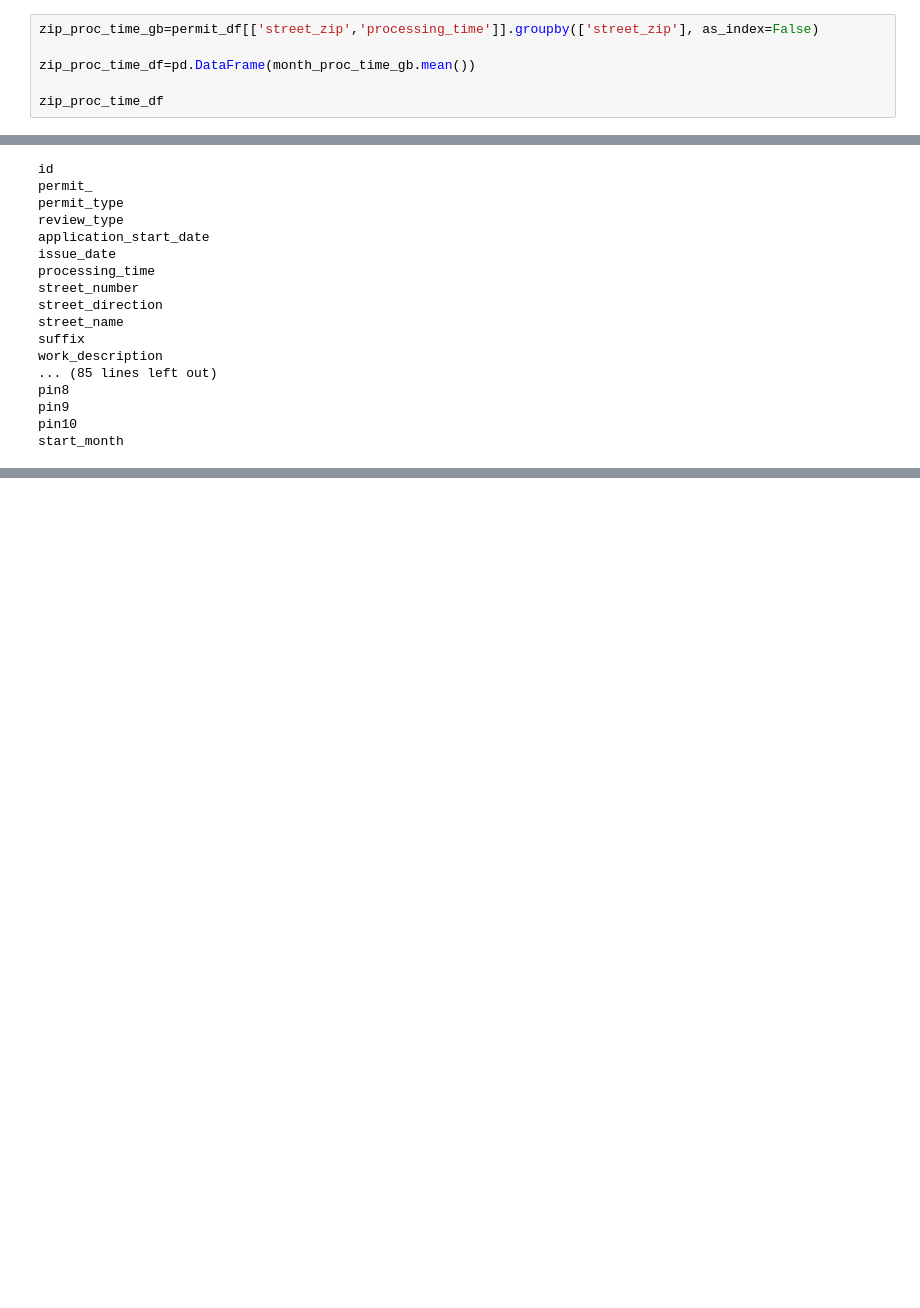
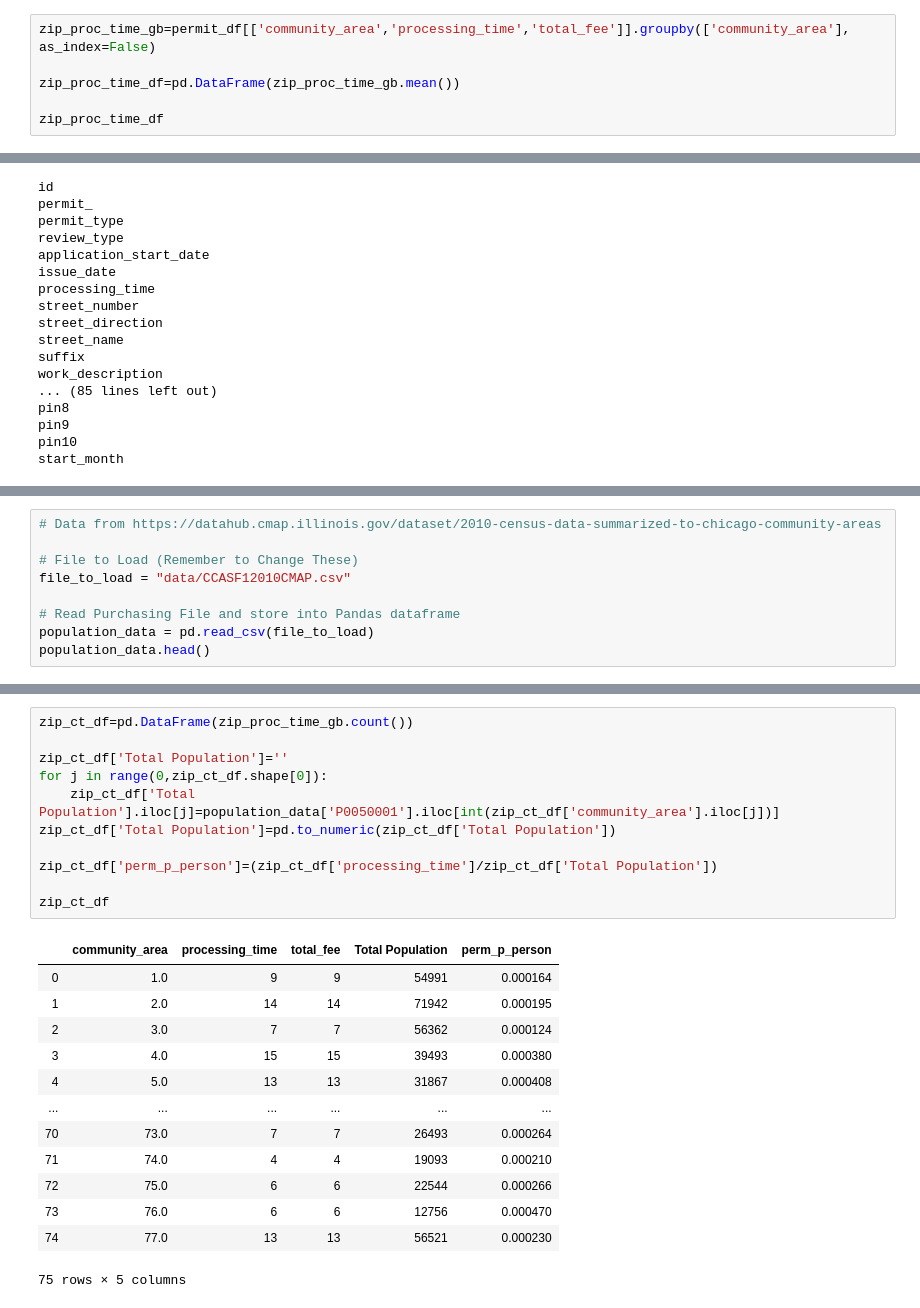
Before and after one commit to mahoneyjam/Project_1, a Jupyter notebook: herman_initial_pass.ipynb, the cells around one changed output, grey strips where cells are left out. Saved outputs shown, nothing was run; the diff lists cells and outputs as text; blank space fills up the shorter version.

```diff
--- a/herman_initial_pass.ipynb
+++ b/herman_initial_pass.ipynb
@@ -65,9 +88,9 @@ month_proc_time_df
 # %% [markdown]
 ## Second Objective: How does zip code affect length to approval?
 # %%
-zip_proc_time_gb=permit_df[['street_zip','processing_time']].groupby(['street_zip'], as_index=False)
+zip_proc_time_gb=permit_df[['community_area','processing_time','total_fee']].groupby(['community_area'], as_index=False)
 
-zip_proc_time_df=pd.DataFrame(month_proc_time_gb.mean())
+zip_proc_time_df=pd.DataFrame(zip_proc_time_gb.mean())
 
 zip_proc_time_df
 # %% [output]
@@ -96,0 +149,9 @@ start_month
+# %%
+# Data from https://datahub.cmap.illinois.gov/dataset/2010-census-data-summarized-to-chicago-community-areas
+
+# File to Load (Remember to Change These)
+file_to_load = "data/CCASF12010CMAP.csv"
+
+# Read Purchasing File and store into Pandas dataframe
+population_data = pd.read_csv(file_to_load)
+population_data.head()
@@ -96,0 +166,25 @@ start_month
+# %%
+zip_ct_df=pd.DataFrame(zip_proc_time_gb.count())
+
+zip_ct_df['Total Population']=''
+for j in range(0,zip_ct_df.shape[0]):
+    zip_ct_df['Total Population'].iloc[j]=population_data['P0050001'].iloc[int(zip_ct_df['community_area'].iloc[j])]
+zip_ct_df['Total Population']=pd.to_numeric(zip_ct_df['Total Population'])
+
+zip_ct_df['perm_p_person']=(zip_ct_df['processing_time']/zip_ct_df['Total Population'])
+
+zip_ct_df
+# %% [output]
+|  | community_area | processing_time | total_fee | Total Population | perm_p_person |
+| 0 | 1.0 | 9 | 9 | 54991 | 0.000164 |
+| 1 | 2.0 | 14 | 14 | 71942 | 0.000195 |
+| 2 | 3.0 | 7 | 7 | 56362 | 0.000124 |
+| 3 | 4.0 | 15 | 15 | 39493 | 0.000380 |
+| 4 | 5.0 | 13 | 13 | 31867 | 0.000408 |
+| ... | ... | ... | ... | ... | ... |
+| 70 | 73.0 | 7 | 7 | 26493 | 0.000264 |
+| 71 | 74.0 | 4 | 4 | 19093 | 0.000210 |
+| 72 | 75.0 | 6 | 6 | 22544 | 0.000266 |
+| 73 | 76.0 | 6 | 6 | 12756 | 0.000470 |
+| 74 | 77.0 | 13 | 13 | 56521 | 0.000230 |
+75 rows × 5 columns
```
Also changed, not shown: parts of 16 cells of this notebook.
